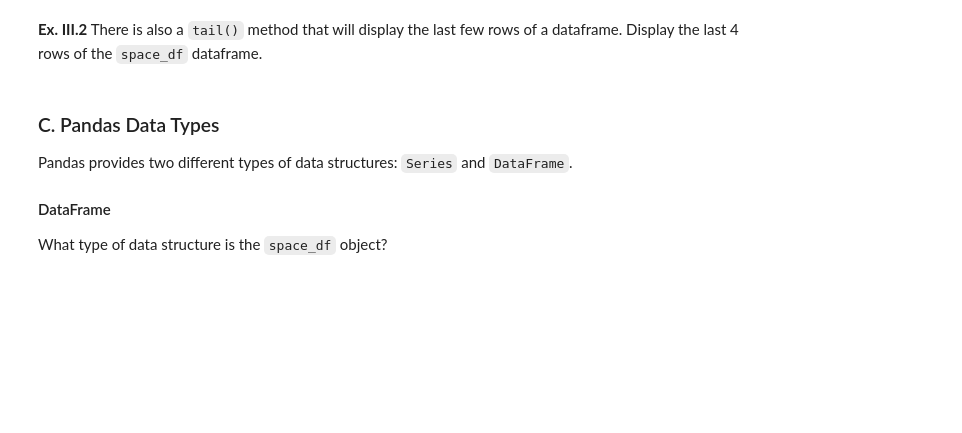
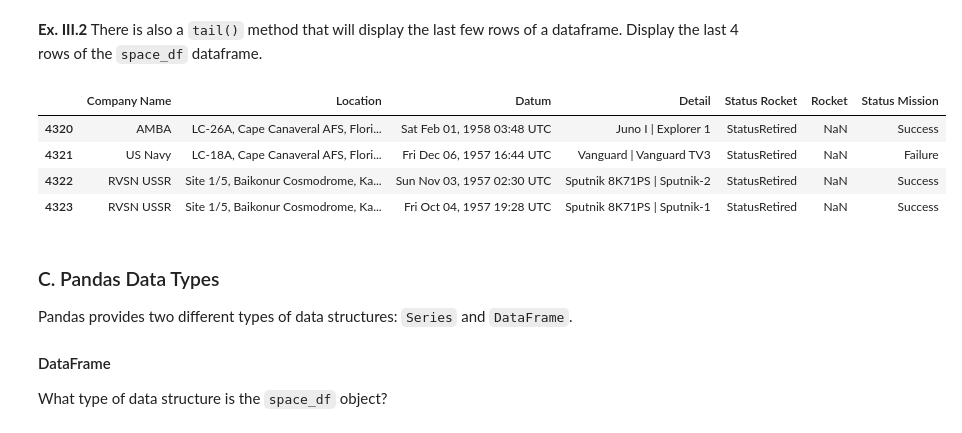
Before and after one commit to ChirpBird/python_class_thing, a Jupyter notebook: s09_tabular_data/s09_tabular_data.ipynb, the cells around one changed output. Cells and saved outputs as stored; diff of their text form; code cells hidden in the pictures; blank space fills up the shorter version.

```diff
--- a/s09_tabular_data/s09_tabular_data.ipynb
+++ b/s09_tabular_data/s09_tabular_data.ipynb
@@ -137,6 +150,13 @@ NameError: name 'space_df' is not defined
 **Ex. III.2** There is also a `tail()` method that will display the last few rows of a dataframe. Display the last 4 rows of the `space_df` dataframe.
 # %%
 # Ex. III.2
+space_df.tail(4)
+# %% [output]
+|  | Company Name | Location | Datum | Detail | Status Rocket | Rocket | Status Mission |
+| 4320 | AMBA | LC-26A, Cape Canaveral AFS, Flori... | Sat Feb 01, 1958 03:48 UTC | Juno I | Explorer 1 | StatusRetired | NaN | Success |
+| 4321 | US Navy | LC-18A, Cape Canaveral AFS, Flori... | Fri Dec 06, 1957 16:44 UTC | Vanguard | Vanguard TV3 | StatusRetired | NaN | Failure |
+| 4322 | RVSN USSR | Site 1/5, Baikonur Cosmodrome, Ka... | Sun Nov 03, 1957 02:30 UTC | Sputnik 8K71PS | Sputnik-2 | StatusRetired | NaN | Success |
+| 4323 | RVSN USSR | Site 1/5, Baikonur Cosmodrome, Ka... | Fri Oct 04, 1957 19:28 UTC | Sputnik 8K71PS | Sputnik-1 | StatusRetired | NaN | Success |
 # %% [markdown]
 ### C. Pandas Data Types
 Pandas provides two different types of data structures: `Series` and `DataFrame`.
```
Also changed, not shown: parts of 3 cells of this notebook.
